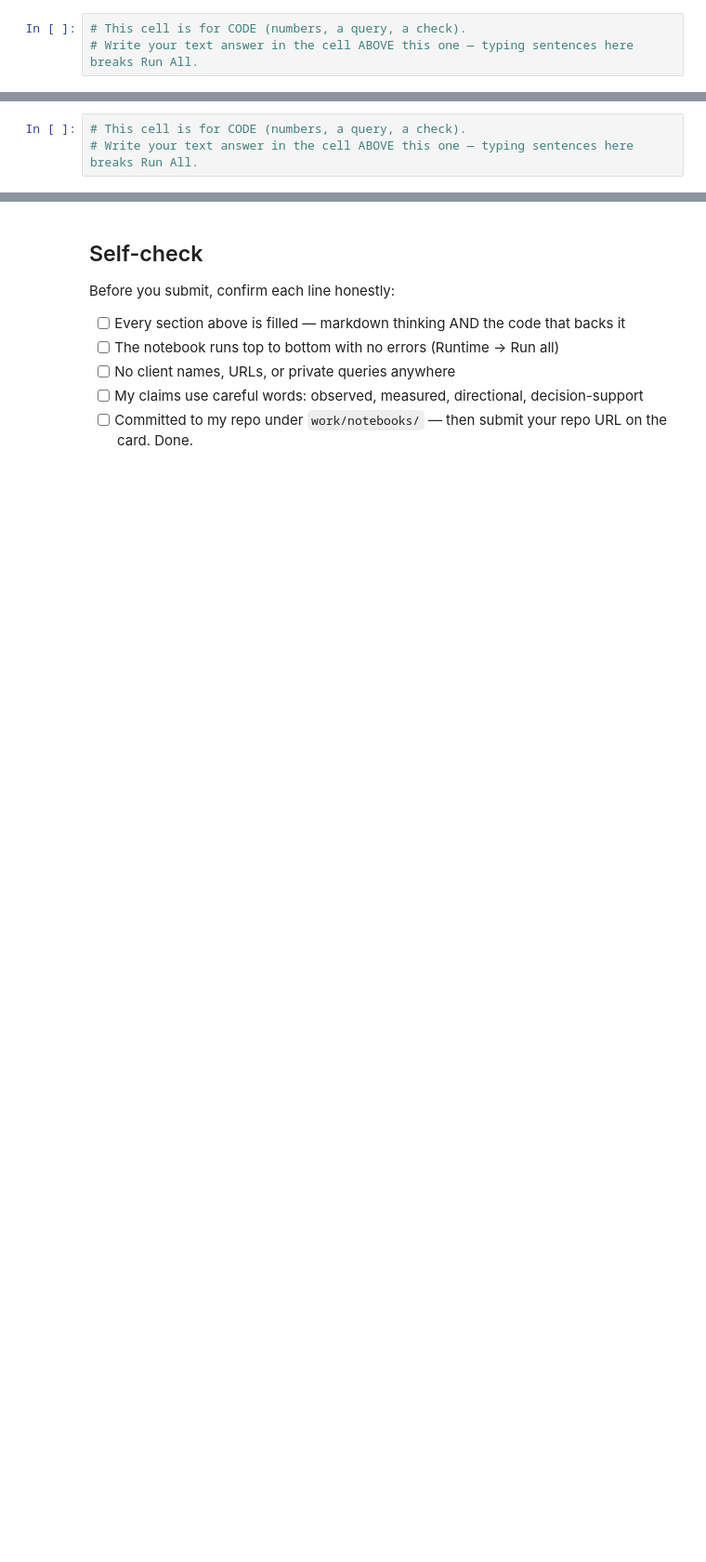
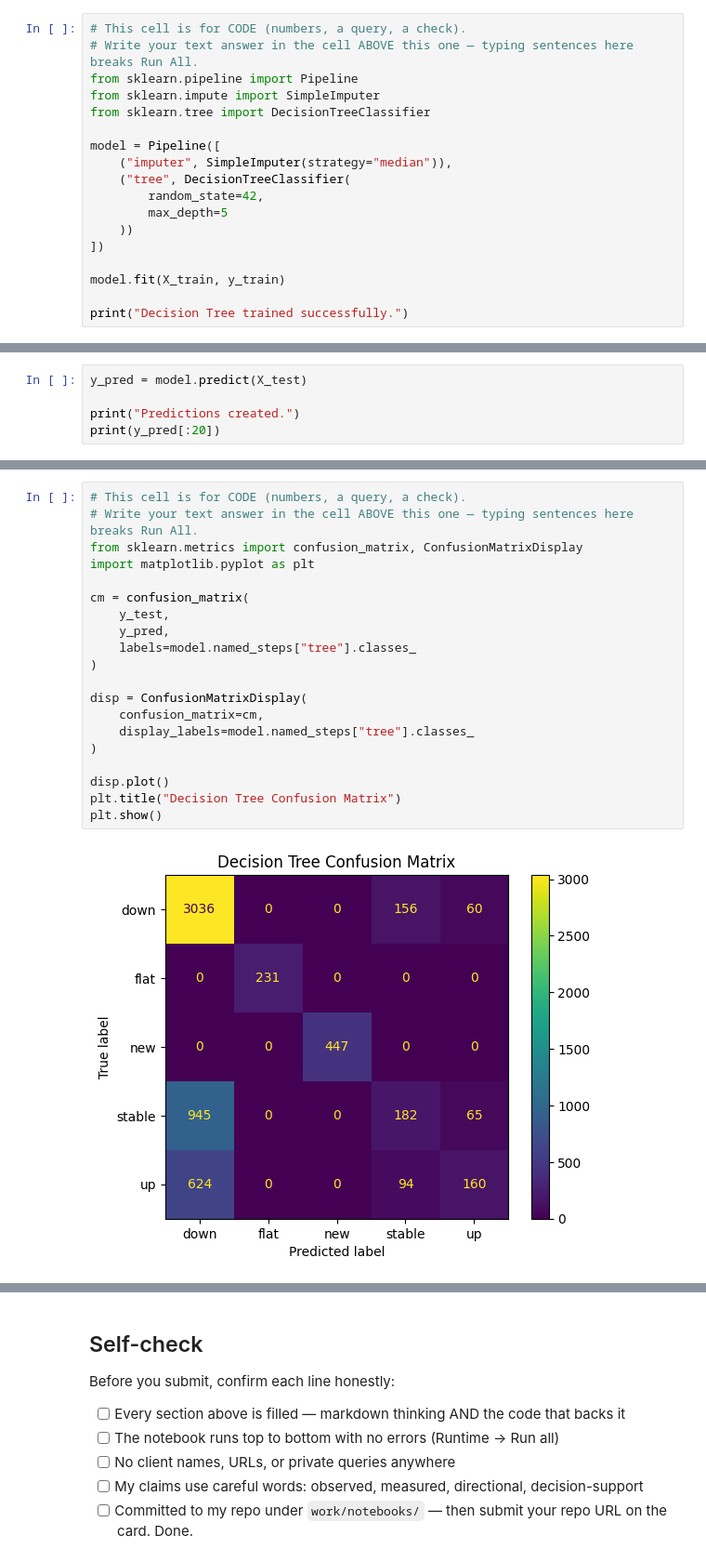
Before and after one commit to aniqaatiq842-commits/Flyrank-ML-INTERNSHIP, a Jupyter notebook: work/notebooks/w05_model.ipynb, the cells around one changed output, grey strips where cells are left out. Shown at 93% size. Cells and saved outputs as stored; diff of their text form; blank space fills up the shorter version.

```diff
--- a/work/notebooks/w05_model.ipynb
+++ b/work/notebooks/w05_model.ipynb
@@ -20,3 +203,18 @@ This skeleton is yours to fill. Work the sections **in order** — each one has
 # %%
 # This cell is for CODE (numbers, a query, a check).
 # Write your text answer in the cell ABOVE this one — typing sentences here breaks Run All.
+from sklearn.pipeline import Pipeline
+from sklearn.impute import SimpleImputer
+from sklearn.tree import DecisionTreeClassifier
+
+model = Pipeline([
+    ("imputer", SimpleImputer(strategy="median")),
+    ("tree", DecisionTreeClassifier(
+        random_state=42,
+        max_depth=5
+    ))
+])
+
+model.fit(X_train, y_train)
+
+print("Decision Tree trained successfully.")
@@ -26,0 +223,5 @@ This skeleton is yours to fill. Work the sections **in order** — each one has
+# %%
+y_pred = model.predict(X_test)
+
+print("Predictions created.")
+print(y_pred[:20])
@@ -27,3 +556,22 @@ This skeleton is yours to fill. Work the sections **in order** — each one has
 # %%
 # This cell is for CODE (numbers, a query, a check).
 # Write your text answer in the cell ABOVE this one — typing sentences here breaks Run All.
+from sklearn.metrics import confusion_matrix, ConfusionMatrixDisplay
+import matplotlib.pyplot as plt
+
+cm = confusion_matrix(
+    y_test,
+    y_pred,
+    labels=model.named_steps["tree"].classes_
+)
+
+disp = ConfusionMatrixDisplay(
+    confusion_matrix=cm,
+    display_labels=model.named_steps["tree"].classes_
+)
+
+disp.plot()
+plt.title("Decision Tree Confusion Matrix")
+plt.show()
+# %% [output]
+[figure, added]
```
Also changed, not shown: parts of 38 cells of this notebook.
